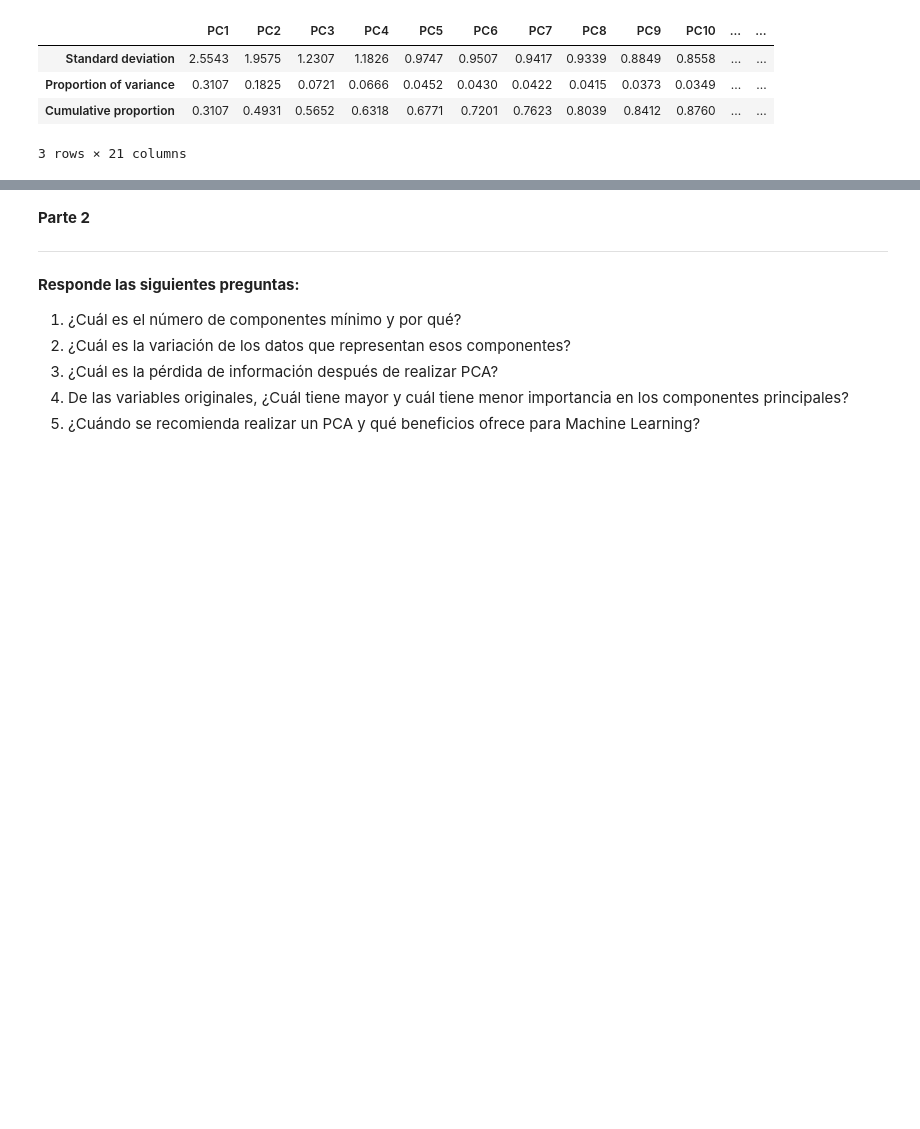
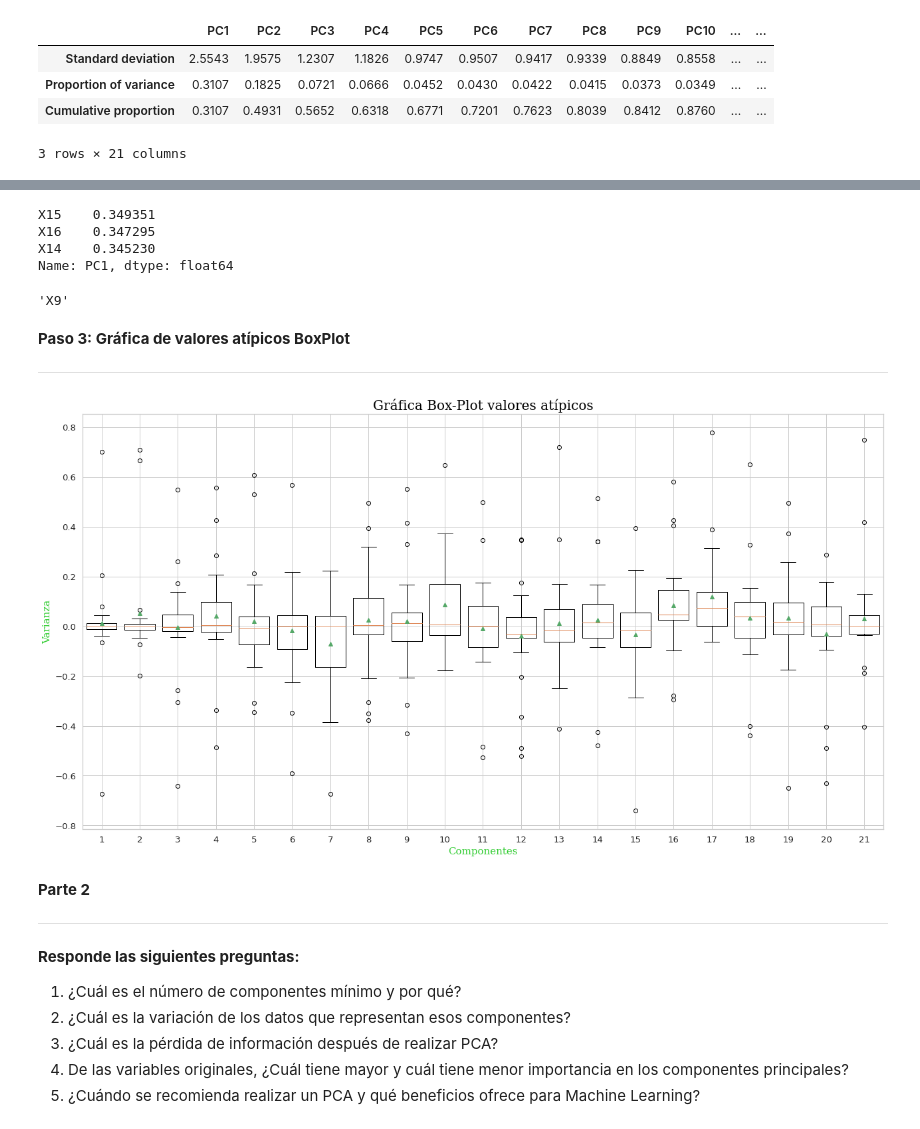
Before and after one commit to PosgradoMNA/Atividades-de-aprendizaje-SamaraGarcia, a Jupyter notebook: Equipo15_Actividad_Semanal4.ipynb, the cells around one changed output, grey strips where cells are left out. Drawn from its saved outputs; the diff is of its cells as text; code cells hidden in the pictures; blank space fills up the shorter version.

```diff
--- a/Equipo15_Actividad_Semanal4.ipynb
+++ b/Equipo15_Actividad_Semanal4.ipynb
@@ -223,3 +237,36 @@ pcsComponents_df.iloc[:,:5]
+# %%
+pcsComponents_df.PC1.nlargest(3)
+# %% [output]
+X15    0.349351
+X16    0.347295
+X14    0.345230
+Name: PC1, dtype: float64
+# %%
+pcsComponents_df.PC2.idxmin()
+# %% [output]
+'X9'
+# %% [markdown]
+**Paso 3: Gráfica de valores atípicos BoxPlot**
+
+---
+# %%
+# Box Plot
+plt.rcParams["figure.figsize"] = [18, 10]
+plt.rcParams["figure.autolayout"] = True
+plt.boxplot(pcsComponents_df, showmeans=True, widths=(0.8))
+
+font1 = {'family':'serif','color':'black','size':20}
+font2 = {'family':'serif','color':'limegreen','size':15}
+
+
+plt.title("Gráfica Box-Plot valores atípicos",fontdict = font1)
+
+plt.xlabel("Componentes",fontdict = font2)
+plt.ylabel("Varianza",fontdict = font2)
+
+plt.show()
+# %% [output]
+[figure, added]
 # %% [markdown]
 **Parte 2**
 
```
Also changed, not shown: parts of 10 cells of this notebook.
